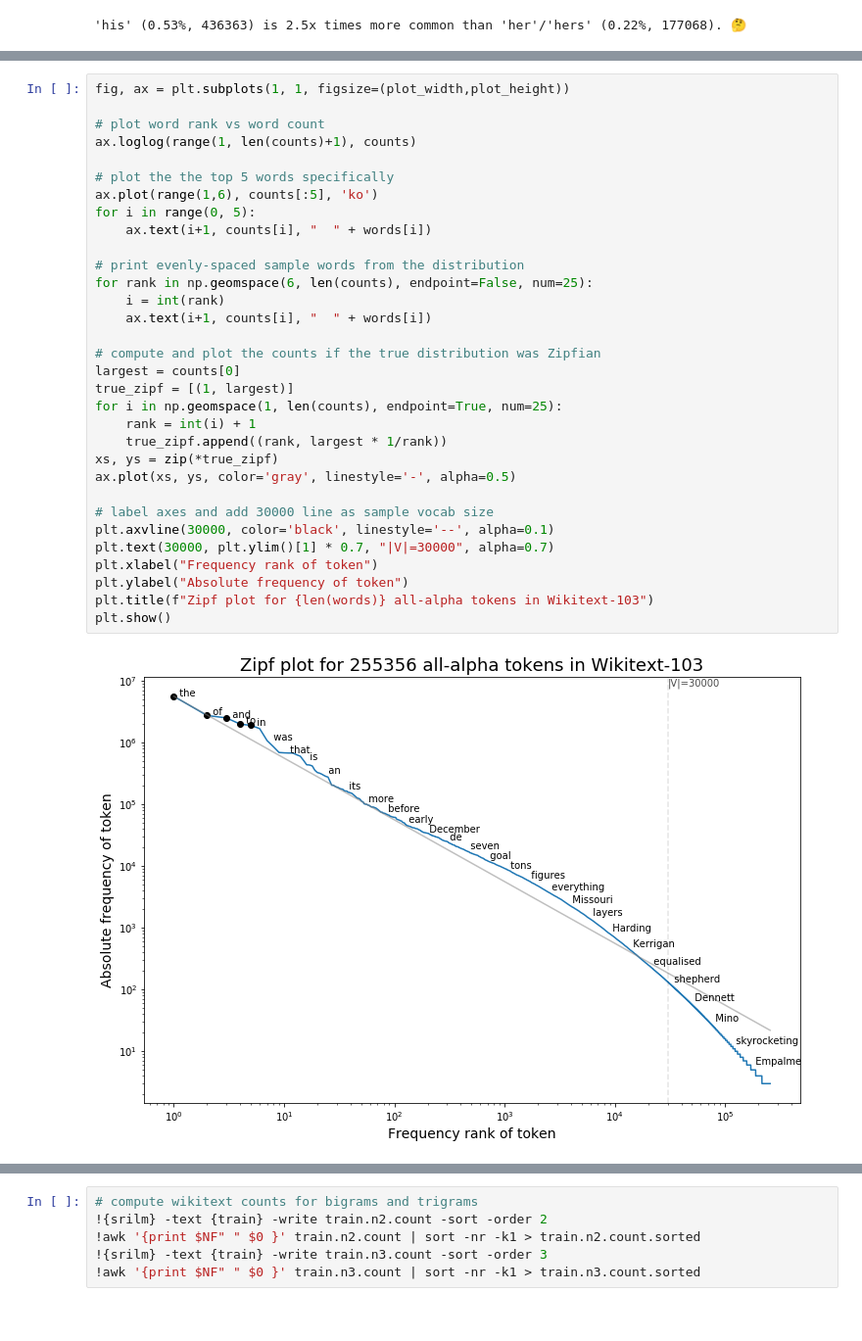
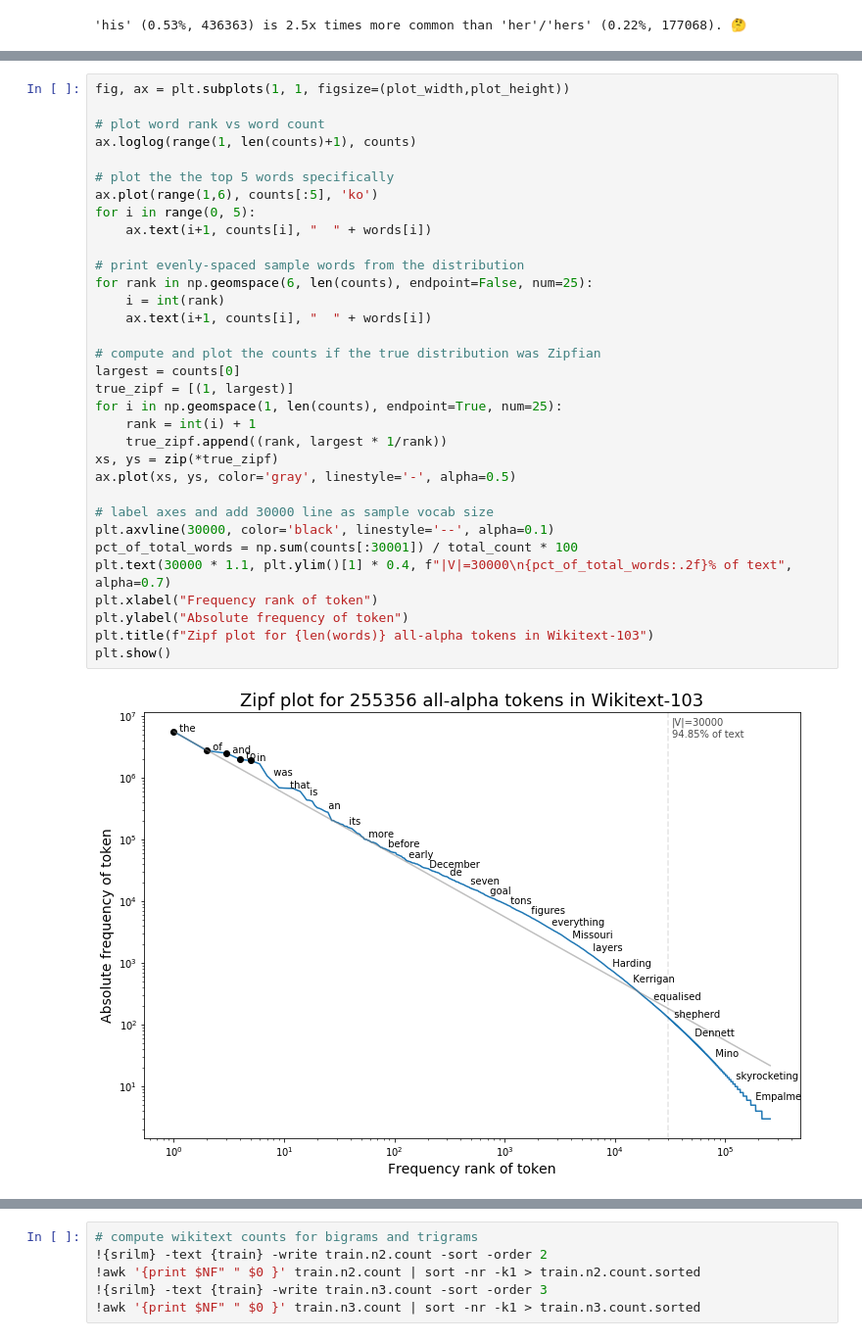
Before and after one commit to levon003/nlp-for-hci-workshop, a Jupyter notebook: language-modeling/SRILM+Wikitext.ipynb, the cells around one changed output, grey strips where cells are left out. Shown: that part at 98% size. Saved outputs shown, nothing was run; the diff lists cells and outputs as text.

Commit message:
Added notebooks related to topic modeling, word embeddings, and emotion classification.

```diff
--- a/language-modeling/SRILM+Wikitext.ipynb
+++ b/language-modeling/SRILM+Wikitext.ipynb
@@ -148,35 +171,36 @@ fig, ax = plt.subplots(1, 1, figsize=(plot_width,plot_height))
 
 # plot word rank vs word count
 ax.loglog(range(1, len(counts)+1), counts)
 
 # plot the the top 5 words specifically
 ax.plot(range(1,6), counts[:5], 'ko')
 for i in range(0, 5):
     ax.text(i+1, counts[i], "  " + words[i])
 
 # print evenly-spaced sample words from the distribution
 for rank in np.geomspace(6, len(counts), endpoint=False, num=25):
     i = int(rank)
     ax.text(i+1, counts[i], "  " + words[i])
 
 # compute and plot the counts if the true distribution was Zipfian
 largest = counts[0]
 true_zipf = [(1, largest)]
 for i in np.geomspace(1, len(counts), endpoint=True, num=25):
     rank = int(i) + 1
     true_zipf.append((rank, largest * 1/rank))
 xs, ys = zip(*true_zipf)
 ax.plot(xs, ys, color='gray', linestyle='-', alpha=0.5)
 
 # label axes and add 30000 line as sample vocab size
 plt.axvline(30000, color='black', linestyle='--', alpha=0.1)
-plt.text(30000, plt.ylim()[1] * 0.7, "|V|=30000", alpha=0.7)
+pct_of_total_words = np.sum(counts[:30001]) / total_count * 100
+plt.text(30000 * 1.1, plt.ylim()[1] * 0.4, f"|V|=30000\n{pct_of_total_words:.2f}% of text", alpha=0.7)
 plt.xlabel("Frequency rank of token")
 plt.ylabel("Absolute frequency of token")
 plt.title(f"Zipf plot for {len(words)} all-alpha tokens in Wikitext-103")
 plt.show()
 # %% [output]
-[figure, old version]
+[figure, new version]
 # %%
 fig, ax = plt.subplots(1, 1, figsize=(plot_width,plot_height))
 least_common_words = [count for count in counts if count < 15]
```
Also changed, not shown: parts of 36 cells of this notebook, 4 other files.
